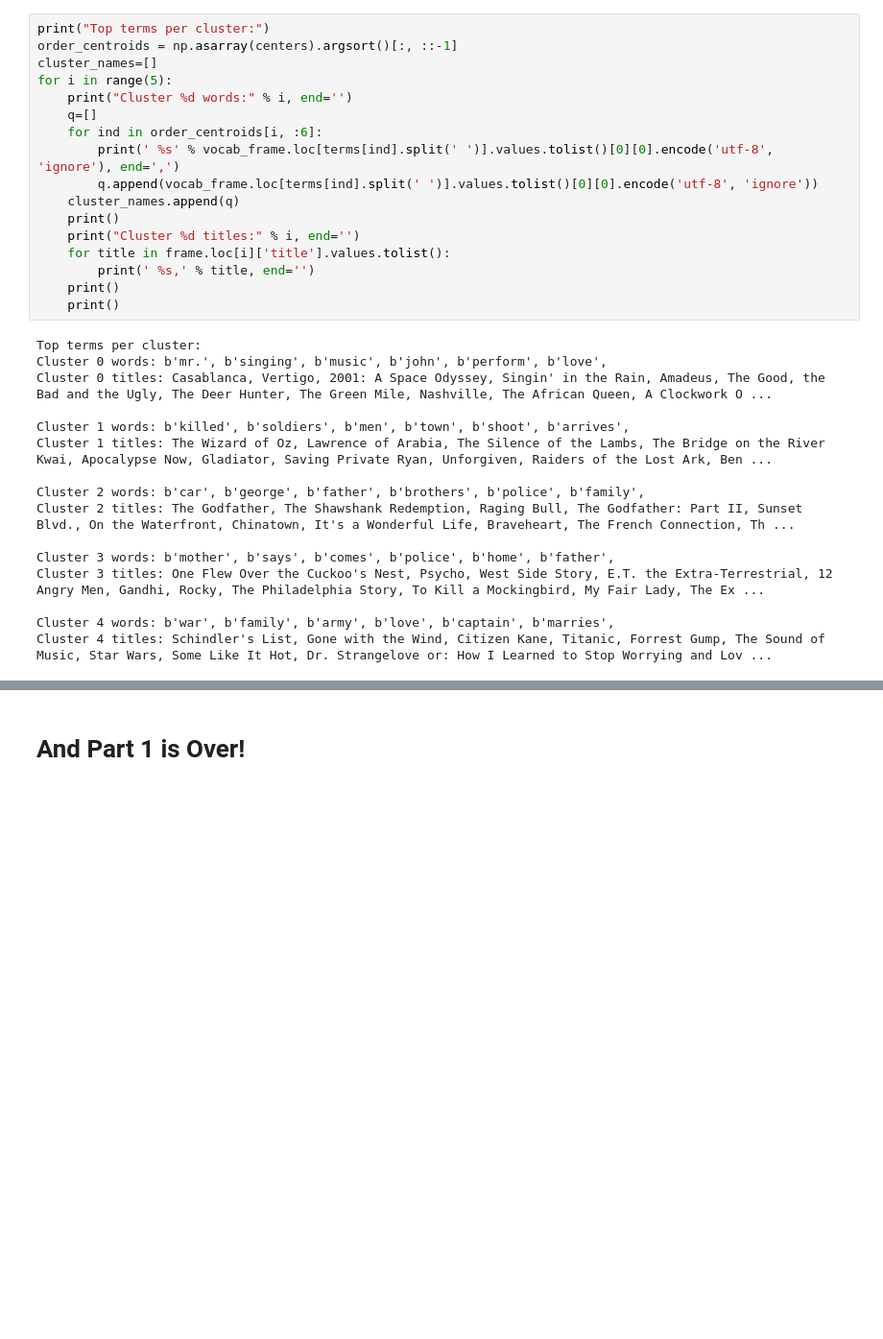
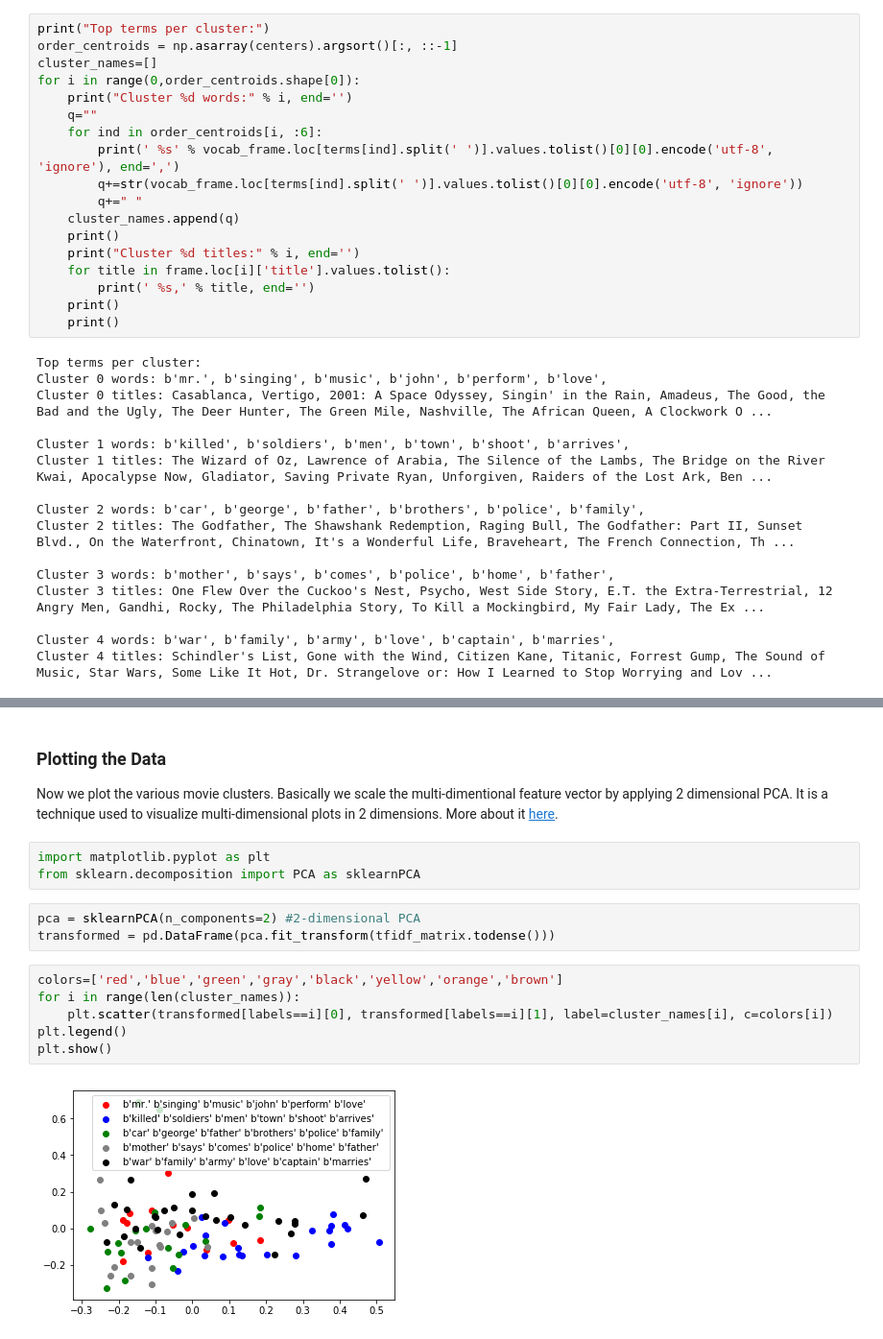
Before and after one commit to abhigupta768/MLSS-assignment_4, a Jupyter notebook: MLSS Assignment 4.ipynb, the cells around one changed output, grey strips where cells are left out. Shown at 96% size. Saved outputs shown, nothing was run; the diff lists cells and outputs as text; blank space fills up the shorter version.

Commit message:
Added PCA plot

```diff
--- a/MLSS Assignment 4.ipynb
+++ b/MLSS Assignment 4.ipynb
@@ -198,12 +203,13 @@ Sort the cluster centers to get the most important terms per cluster and store i
 print("Top terms per cluster:")
 order_centroids = np.asarray(centers).argsort()[:, ::-1]
 cluster_names=[]
-for i in range(5):
+for i in range(0,order_centroids.shape[0]):
     print("Cluster %d words:" % i, end='')
-    q=[]
+    q=""
     for ind in order_centroids[i, :6]:
         print(' %s' % vocab_frame.loc[terms[ind].split(' ')].values.tolist()[0][0].encode('utf-8', 'ignore'), end=',')
-        q.append(vocab_frame.loc[terms[ind].split(' ')].values.tolist()[0][0].encode('utf-8', 'ignore'))
+        q+=str(vocab_frame.loc[terms[ind].split(' ')].values.tolist()[0][0].encode('utf-8', 'ignore'))
+        q+=" "
     cluster_names.append(q)
     print()
     print("Cluster %d titles:" % i, end='')
@@ -300,2 +236,18 @@ plt.show() #show the plot
-# %% [markdown]
-# And Part 1 is Over!
+# %% [markdown]
+### Plotting the Data
+Now we plot the various movie clusters.
+Basically we scale the multi-dimentional feature vector by applying 2 dimensional PCA. It is a technique used to visualize multi-dimensional plots in 2 dimensions. More about it [here](http://www.apnorton.com/blog/2016/12/19/Visualizing-Multidimensional-Data-in-Python/).
+# %%
+import matplotlib.pyplot as plt
+from sklearn.decomposition import PCA as sklearnPCA
+# %%
+pca = sklearnPCA(n_components=2) #2-dimensional PCA
+transformed = pd.DataFrame(pca.fit_transform(tfidf_matrix.todense()))
+# %%
+colors=['red','blue','green','gray','black','yellow','orange','brown']
+for i in range(len(cluster_names)):
+    plt.scatter(transformed[labels==i][0], transformed[labels==i][1], label=cluster_names[i], c=colors[i])
+plt.legend()
+plt.show()
+# %% [output]
+[figure, added]
```
Also changed, not shown: parts of 7 cells of this notebook.
